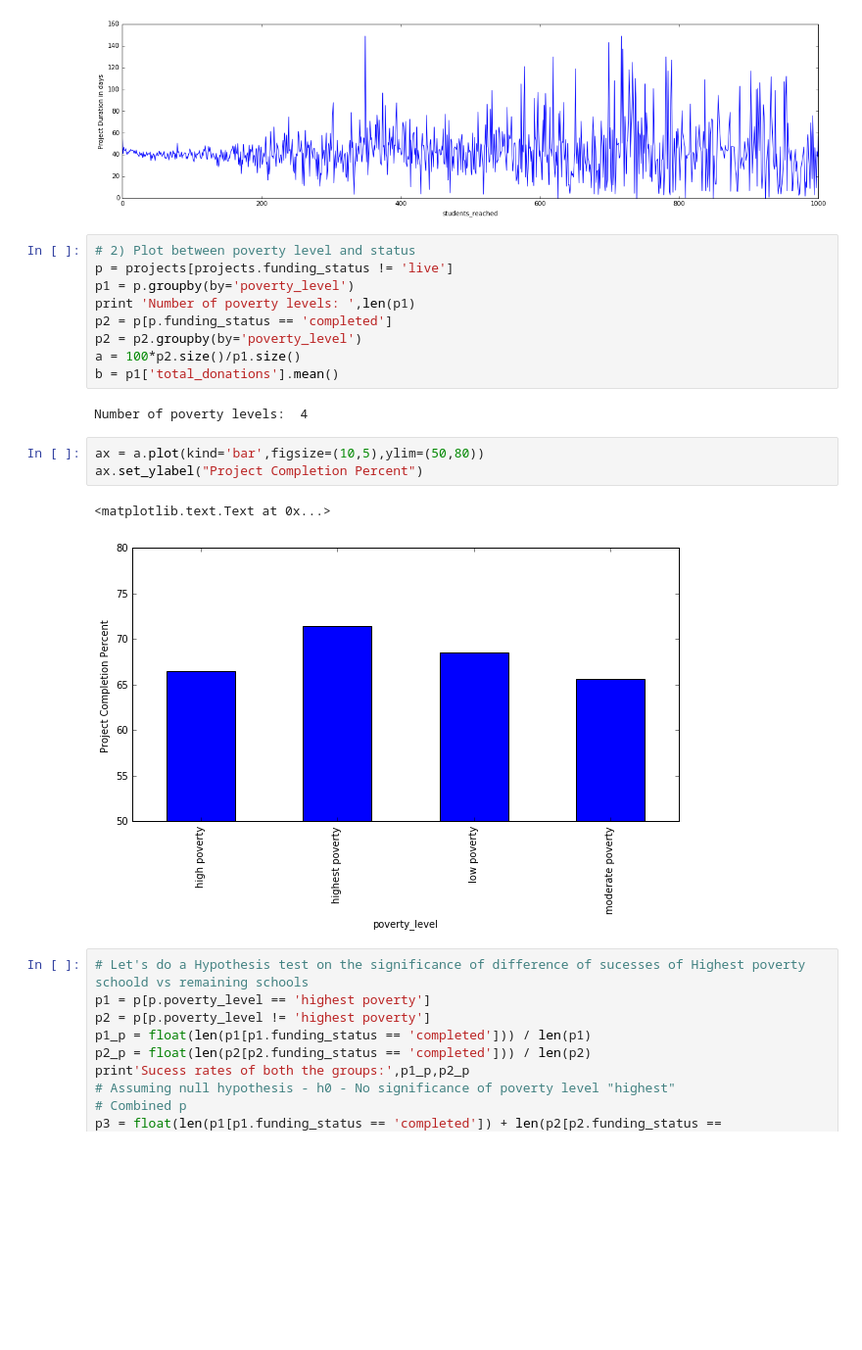
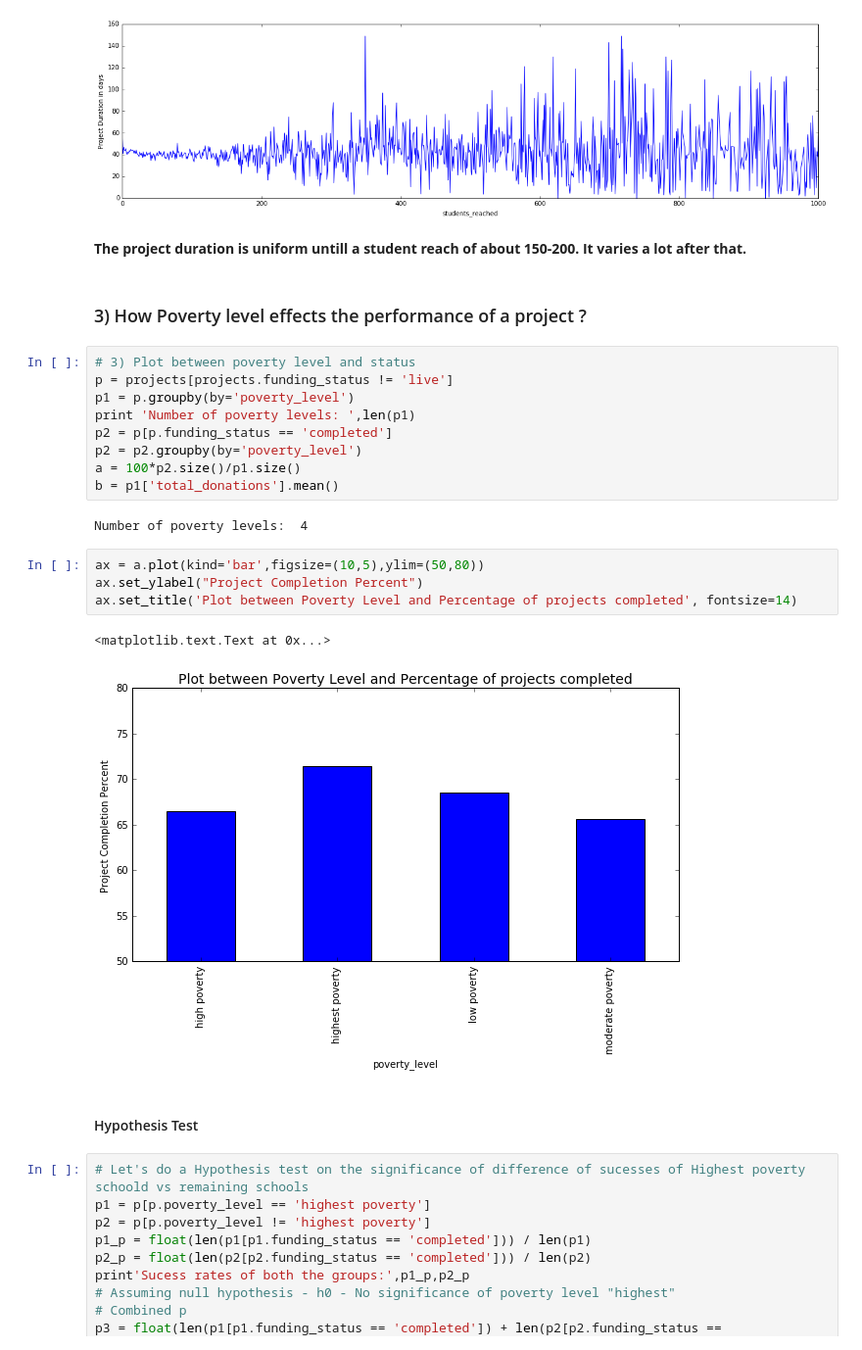
Before and after one commit to Naveed1842/data-science-intensive-2, a Jupyter notebook: Donor-Choose-Project/ProjectsOnly_DataExploration.ipynb, the cells around one changed output. Shown at 98% size. Cells and saved outputs as stored; diff of their text form; blank space fills up the shorter version.

```diff
--- a/Donor-Choose-Project/ProjectsOnly_DataExploration.ipynb
+++ b/Donor-Choose-Project/ProjectsOnly_DataExploration.ipynb
@@ -133,8 +129,12 @@ cx.set_ylabel("Project Duration in days")
 # %% [output]
 <matplotlib.text.Text at 0x...>
 [figure]
+# %% [markdown]
+**The project duration is uniform untill a student reach of about 150-200. It varies a lot after that.**
+# %% [markdown]
+### 3) How Poverty level effects the performance of a project ?
 # %%
-# 2) Plot between poverty level and status
+# 3) Plot between poverty level and status
 p = projects[projects.funding_status != 'live']
 p1 = p.groupby(by='poverty_level')
 print 'Number of poverty levels: ',len(p1)
@@ -147,9 +147,12 @@ Number of poverty levels:  4
 # %%
 ax = a.plot(kind='bar',figsize=(10,5),ylim=(50,80))
 ax.set_ylabel("Project Completion Percent")
+ax.set_title('Plot between Poverty Level and Percentage of projects completed', fontsize=14)
 # %% [output]
 <matplotlib.text.Text at 0x...>
-[figure, old version]
+[figure, new version]
+# %% [markdown]
+#### Hypothesis Test
 # %%
 # Let's do a Hypothesis test on the significance of difference of sucesses of Highest poverty schoold vs remaining schools
 p1 = p[p.poverty_level == 'highest poverty']
```
Also changed, not shown: parts of 23 cells of this notebook, 2 other files.
